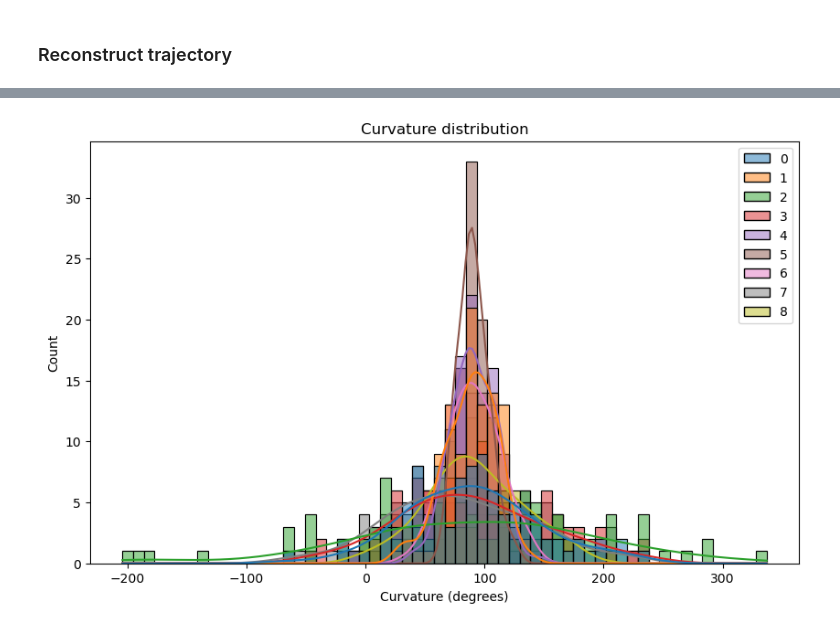
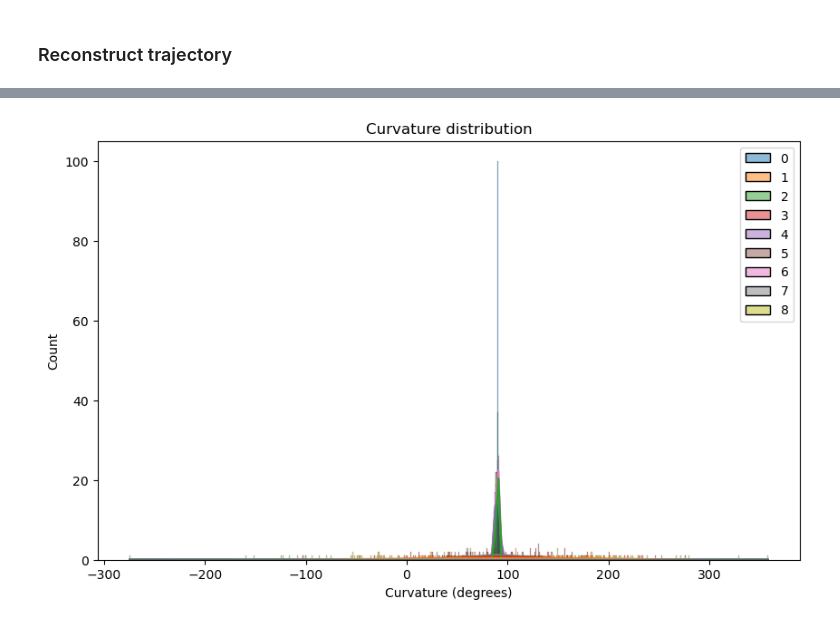
Before and after one commit to nguyen-td/perceptual-straightening, a Jupyter notebook: main.ipynb, the cells around one changed output, grey strips where cells are left out. Cells and saved outputs as stored; diff of their text form; code cells hidden in the pictures.

```diff
--- a/main.ipynb
+++ b/main.ipynb
@@ -24,7 +24,8 @@ data_path = "/Users/nguyentiendung/GitHub/perceptual-straightening/data/simulati
 ### Run inference
 # %%
 glob_curv = 90 * (np.pi / 180) # in rad
-model = ELBO(N, data_path, glob_curv)
+eps = 1e-6
+model = ELBO(N, data_path, eps, glob_curv)
 
 lr = 1e-4
 optimizer = torch.optim.SGD(model.parameters(), lr=lr)
@@ -254,9 +261,14 @@ plt.show()
 # %%
 # plot histograms of trajectory variables
+# fig, axs = plt.subplots(figsize=(10, 6))
+# sns.histplot(c_best.detach().numpy() * (180 / np.pi), kde=True, ax=axs)
+# axs.set_xlabel('Curvature (degrees)')
+# axs.set_title('Curvature distribution')
+# plt.show()
 fig, axs = plt.subplots(figsize=(10, 6))
-sns.histplot(c_best.detach().numpy() * (180 / np.pi), kde=True, ax=axs)
+sns.histplot(c.detach().numpy() * (180 / np.pi), kde=True, ax=axs)
 axs.set_xlabel('Curvature (degrees)')
 axs.set_title('Curvature distribution')
 plt.show()
 # %% [output]
-[figure, old version]
+[figure, new version]
```
Also changed, not shown: parts of 8 cells of this notebook, 4 other files.
